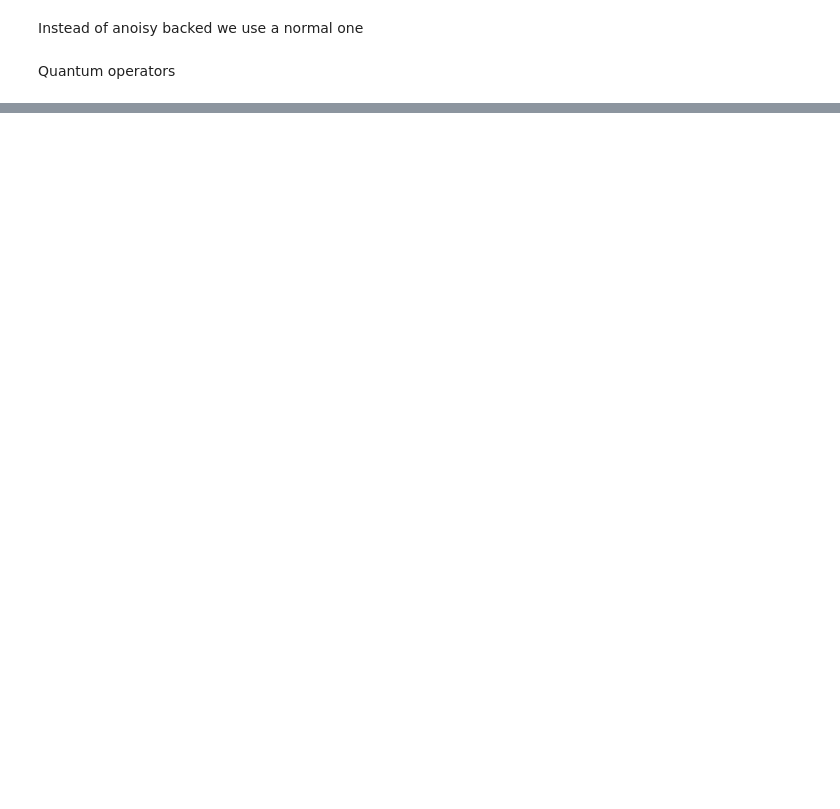
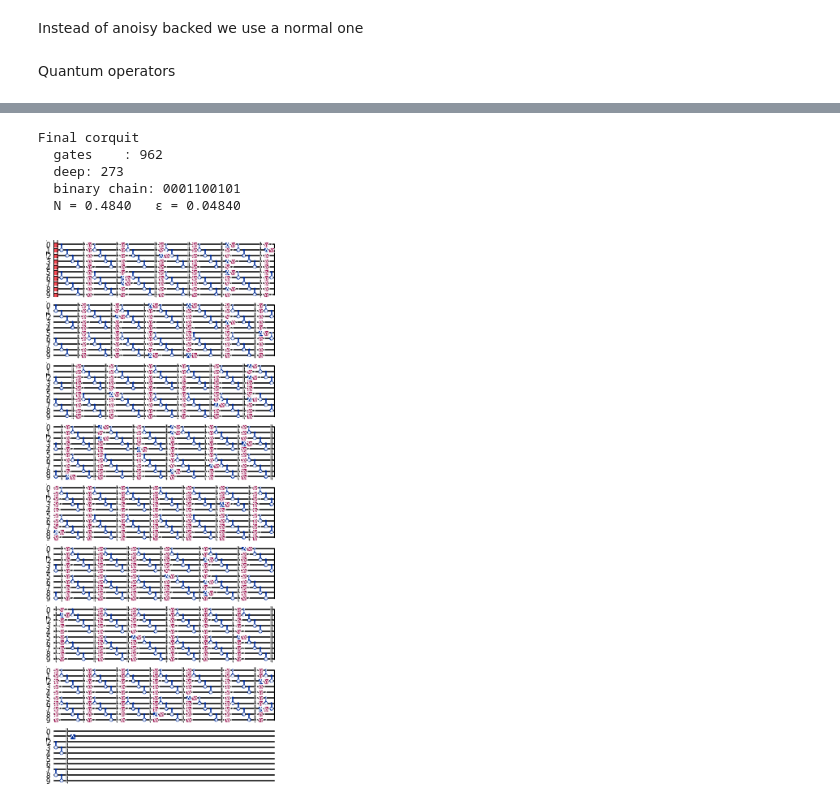
Before and after one commit to FranPG-codes/Quantum-Genetic-Algorithm-for-BSM-sampling, a Jupyter notebook: QGA_For_BSM_Sampling/EQGA_JSSP.ipynb, the cells around one changed output, grey strips where cells are left out. Saved outputs shown, nothing was run; the diff lists cells and outputs as text; code cells hidden in the pictures; blank space fills up the shorter version.

```diff
--- a/QGA_For_BSM_Sampling/EQGA_JSSP.ipynb
+++ b/QGA_For_BSM_Sampling/EQGA_JSSP.ipynb
@@ -21,7 +221,7 @@ Q2min, Q2max = 10.0, 1000.0 #In Gev^2
 # %% [markdown]
 Instead of anoisy backed we use a normal one
 # %%
-def get_ideal_backend():
+def get_backend():
     return AerSimulator()
 # %% [markdown]
 Quantum operators
@@ -154,2 +292,0 @@ Ejecution
-# %%
-best_chi, best_params, pop, history, best_qc_bin =run_ideal_qga(NumQubit, generations=40, population_size=10, rotation_angle=0.06, mutation_rate=0.05)
@@ -200,0 +375,21 @@ Gen 30: Best Makespan = 28
+# %%
+
+best_qc = pop[0]
+
+print("Final corquit")
+print(f"  gates    : {best_qc.size()}")
+print(f"  deep: {best_qc.depth()}")
+print(f"  binary chain: {best_binary}")
+print(f"  N = {best_theta[0]:.4f}   ε = {best_theta[1]:.5f}")
+
+fig2 = best_qc.draw(output='mpl', style='iqp', fold=40, scale=0.55)
+fig2.set_size_inches(20, 7)
+plt.tight_layout()
+plt.show()
+# %% [output]
+Final corquit
+  gates    : 962
+  deep: 273
+  binary chain: 0001100101
+  N = 0.4840   ε = 0.04840
+[figure, added]
```
Also changed, not shown: parts of 19 cells of this notebook, 6 other files.
